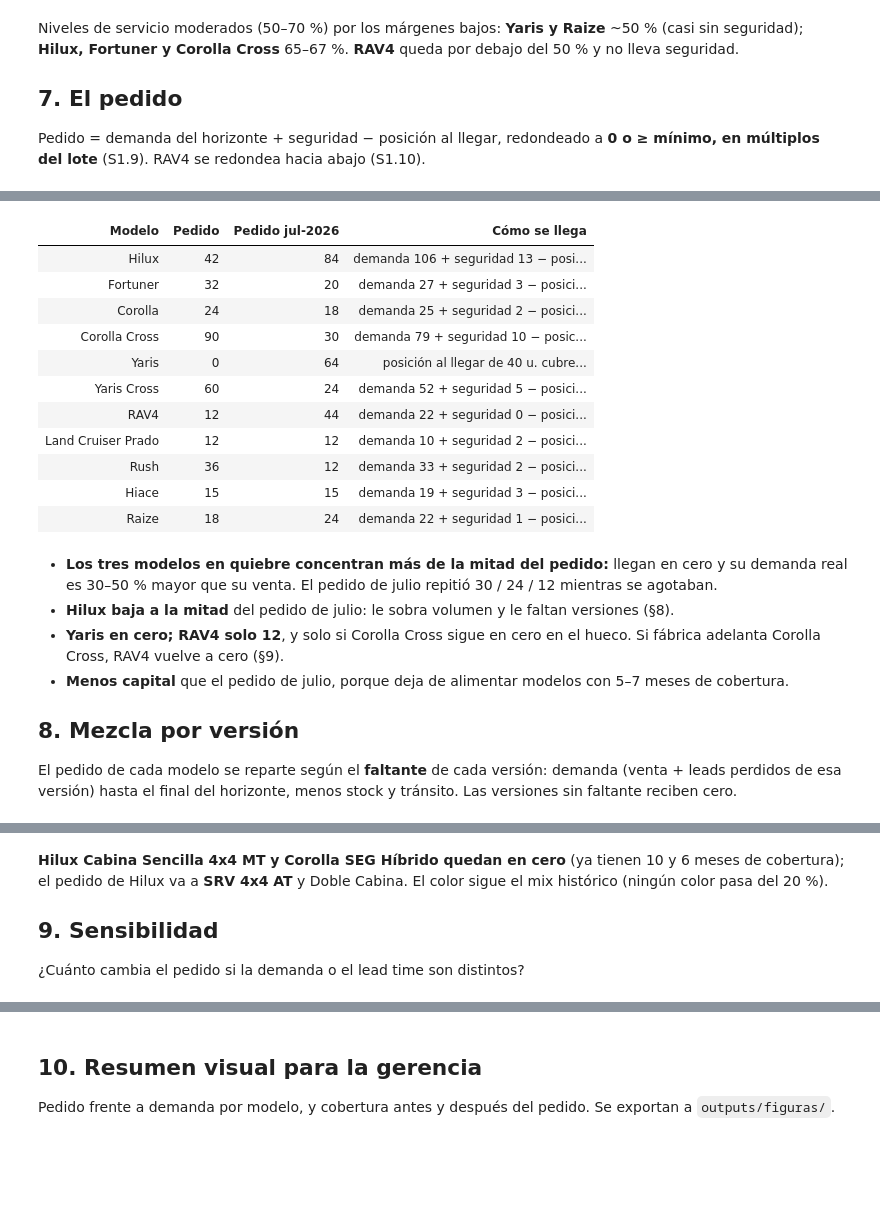
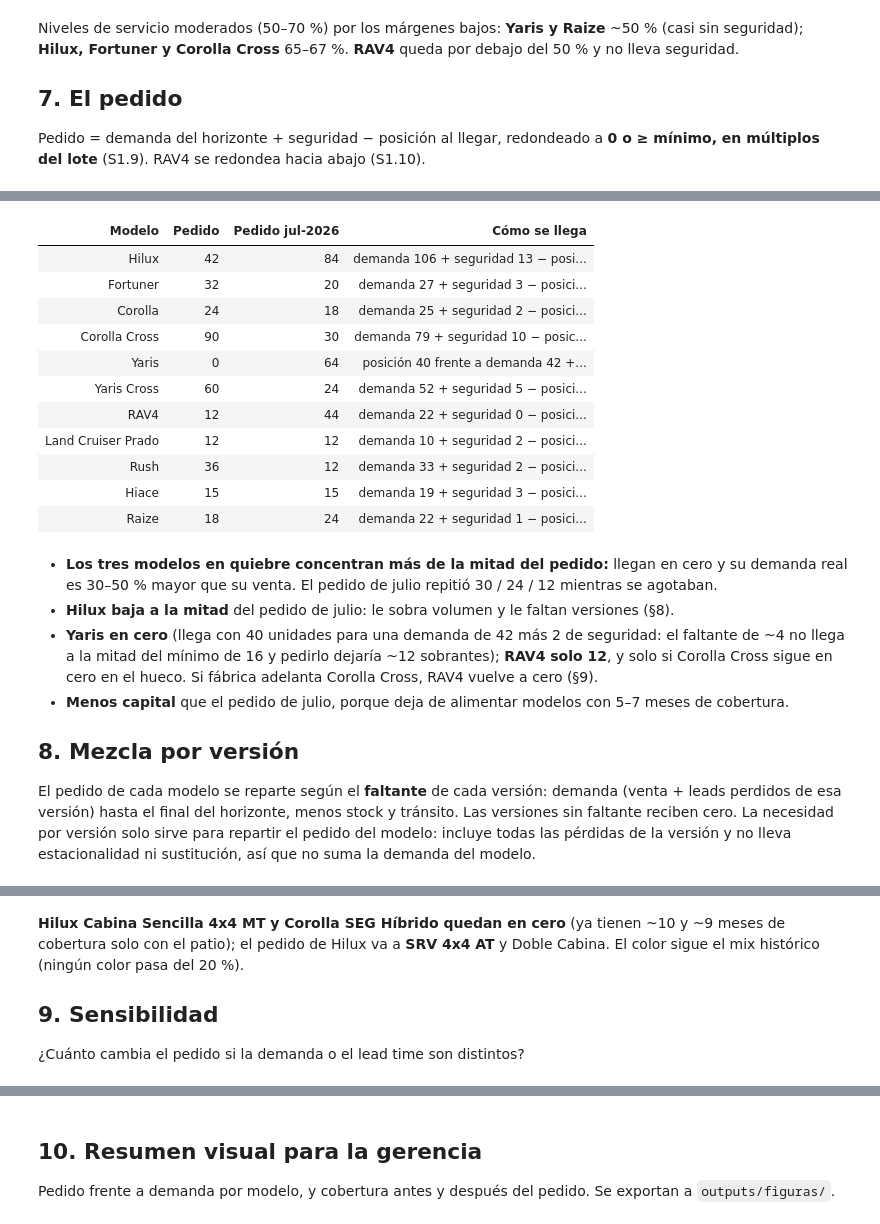
Before and after one commit to Steven-Mendez/prueba-tecnica-ingeniero-ia, a Jupyter notebook: notebooks/caso1/02_pedido_fabrica.ipynb, the cells around one changed output, grey strips where cells are left out. Saved outputs shown, nothing was run; the diff lists cells and outputs as text; code cells hidden in the pictures; blank space fills up the shorter version.

```diff
--- a/notebooks/caso1/02_pedido_fabrica.ipynb
+++ b/notebooks/caso1/02_pedido_fabrica.ipynb
@@ -411,9 +445,13 @@ def critical_ratio(economics: pd.DataFrame) -> pd.DataFrame:
     )
 
 
-def safety_stock(demanda, econ, fechas, sf_horizonte) -> pd.Series:
+def safety_stock(demanda, econ, fechas, sf_horizonte, months=None, sigma=None) -> pd.Series:
+    # months: meses de incertidumbre que cubre la seguridad (por defecto el horizonte); sigma: desviación mensual
+    # alternativa (por defecto la de la demanda ajustada). Solo la sensibilidad (§9) los cambia.
     eol = demanda.index.isin(END_OF_LIFE)
-    variabilidad = econ["z"] * demanda["Desv. mensual"] * np.sqrt(fechas.horizon_months)
+    months = fechas.horizon_months if months is None else months
+    sigma = demanda["Desv. mensual"] if sigma is None else sigma
+    variabilidad = econ["z"] * sigma * np.sqrt(months)
     llegada_tardia = np.where(
         eol, 0.0, LATE_SHARE * LATE_DELAY_MONTHS * demanda["Demanda mensual"] * sf_horizonte
     )
@@ -464,14 +502,16 @@ def round_to_rules(raw: float, min_order: int, lot: int, floor: bool = False) ->
     return q
 
 
-def order_table(d, demanda, fechas, sf_hueco, sf_horizonte, hist) -> pd.DataFrame:
+def order_table(
+    d, demanda, fechas, sf_hueco, sf_horizonte, hist, ss_months=None, ss_sigma=None
+) -> pd.DataFrame:
     # Encadena posición, seguridad y redondeo; se reutiliza en la sensibilidad (§9)
     econ = critical_ratio(d.economics)
     t = position_table(d, demanda, fechas, sf_hueco, hist)
     t["Desv. mensual"] = demanda["Desv. mensual"]
     t["Demanda del horizonte"] = t["Demanda mensual"] * fechas.horizon_months * sf_horizonte
     t["Nivel de servicio"] = econ["Nivel de servicio objetivo"]
-    t["Stock de seguridad"] = safety_stock(demanda, econ, fechas, sf_horizonte)
+    t["Stock de seguridad"] = safety_stock(demanda, econ, fechas, sf_horizonte, ss_months, ss_sigma)
     t["Pedido bruto"] = (
         t["Demanda del horizonte"]
         + t["Stock de seguridad"]
@@ -511,8 +551,12 @@ display(
     )
     .background_gradient(subset=["Pedido"], cmap="Blues")
 )
+# Pedido de la ventana anterior (un trimestre antes del cierre), para comparar
+ventana_previa = fechas.window_close - pd.DateOffset(months=3)
+etiqueta_previa = f"{MESES_ES[ventana_previa.month]}-{ventana_previa.year}"
+etiqueta_actual = f"{MESES_ES[fechas.window_close.month]}-{fechas.window_close.year}"
 jul = (
-    d.orders[d.orders["order_quarter"] == "2026Q3"]
+    d.orders[d.orders["order_quarter"] == ventana_previa.to_period("Q")]
     .groupby("Modelo")["Unidades"]
     .sum()
     .reindex(MODELOS)
@@ -521,13 +565,13 @@ jul = (
 display(
     Markdown(
         f"**Pedido total: {pedido['Pedido'].sum():.0f} unidades, USD {pedido['Capital (USD)'].sum() / 1e6:,.1f} millones de capital comprometido** "
-        f"(el pedido de julio de 2026 fue de {jul.sum():.0f} unidades)."
+        f"(el pedido de {etiqueta_previa} fue de {jul.sum():.0f} unidades)."
     )
 )
 comp = pd.DataFrame(
     {
-        "Pedido propuesto oct-2026": pedido["Pedido"],
-        "Pedido jul-2026": jul,
+        f"Pedido propuesto {etiqueta_actual}": pedido["Pedido"],
+        f"Pedido {etiqueta_previa}": jul,
         "Demanda ajustada 3 meses": pedido["Demanda mensual"] * fechas.horizon_months,
     }
 )
@@ -553,32 +597,40 @@ plt.show()
 # %%
 # Lectura automática del pedido: cómo se llega a cada cifra
 filas = []
 for m, row in pedido.iterrows():
     if row["Pedido"] == 0:
-        motivo = f"posición al llegar de {row['Posición al llegar']:.0f} u. cubre la demanda del horizonte ({row['Demanda del horizonte']:.0f} u.)"
+        if row["Pedido bruto"] <= 0:
+            motivo = f"posición al llegar de {row['Posición al llegar']:.0f} u. cubre la demanda del horizonte ({row['Demanda del horizonte']:.0f} u.) y la seguridad"
+        else:
+            motivo = (
+                f"posición {row['Posición al llegar']:.0f} frente a demanda {row['Demanda del horizonte']:.0f} + seguridad {row['Stock de seguridad']:.0f}: "
+                f"faltan {row['Pedido bruto']:.0f} u., menos de la mitad del mínimo ({row['Mínimo']:.0f}); pedir el mínimo dejaría ~{row['Mínimo'] - row['Pedido bruto']:.0f} u. sobrantes"
+            )
         if m in END_OF_LIFE:
             motivo += "; última ventana de la generación: sin seguridad y redondeo hacia abajo"
     else:
         transito_h = (
             f" − tránsito en horizonte {row['Tránsito en el horizonte']:.0f}"
             if row["Tránsito en el horizonte"] > 0
             else ""
         )
         motivo = (
             f"demanda {row['Demanda del horizonte']:.0f} + seguridad {row['Stock de seguridad']:.0f} − posición {row['Posición al llegar']:.0f}{transito_h} "
             f"= {row['Pedido bruto']:.0f} → {row['Pedido']:.0f} (mín. {row['Mínimo']:.0f}, múltiplo {row['Múltiplo']:.0f})"
         )
         if row["Sustitución entrante en el hueco"] >= 1:
             motivo += f"; la posición descuenta {row['Sustitución entrante en el hueco']:.0f} u. de sustitución entrante"
     filas.append((m, int(row["Pedido"]), int(jul[m]), motivo))
-pd.DataFrame(filas, columns=["Modelo", "Pedido", "Pedido jul-2026", "Cómo se llega"]).style.hide(axis="index")
+pd.DataFrame(filas, columns=["Modelo", "Pedido", f"Pedido {etiqueta_previa}", "Cómo se llega"]).style.hide(
+    axis="index"
+)
 # %% [output]
 | Modelo | Pedido | Pedido jul-2026 | Cómo se llega |
 | Hilux | 42 | 84 | demanda 106 + seguridad 13 − posi... |
 | Fortuner | 32 | 20 | demanda 27 + seguridad 3 − posici... |
 | Corolla | 24 | 18 | demanda 25 + seguridad 2 − posici... |
 | Corolla Cross | 90 | 30 | demanda 79 + seguridad 10 − posic... |
-| Yaris | 0 | 64 | posición al llegar de 40 u. cubre... |
+| Yaris | 0 | 64 | posición 40 frente a demanda 42 +... |
 | Yaris Cross | 60 | 24 | demanda 52 + seguridad 5 − posici... |
 | RAV4 | 12 | 44 | demanda 22 + seguridad 0 − posici... |
 | Land Cruiser Prado | 12 | 12 | demanda 10 + seguridad 2 − posici... |
@@ -588,11 +640,11 @@ pd.DataFrame(filas, columns=["Modelo", "Pedido", "Pedido jul-2026", "Cómo se ll
 # %% [markdown]
 - **Los tres modelos en quiebre concentran más de la mitad del pedido:** llegan en cero y su demanda real es 30–50 % mayor que su venta. El pedido de julio repitió 30 / 24 / 12 mientras se agotaban.
 - **Hilux baja a la mitad** del pedido de julio: le sobra volumen y le faltan versiones (§8).
-- **Yaris en cero; RAV4 solo 12**, y solo si Corolla Cross sigue en cero en el hueco. Si fábrica adelanta Corolla Cross, RAV4 vuelve a cero (§9).
+- **Yaris en cero** (llega con 40 unidades para una demanda de 42 más 2 de seguridad: el faltante de ~4 no llega a la mitad del mínimo de 16 y pedirlo dejaría ~12 sobrantes); **RAV4 solo 12**, y solo si Corolla Cross sigue en cero en el hueco. Si fábrica adelanta Corolla Cross, RAV4 vuelve a cero (§9).
 - **Menos capital** que el pedido de julio, porque deja de alimentar modelos con 5–7 meses de cobertura.
 
 ## 8. Mezcla por versión
-El pedido de cada modelo se reparte según el **faltante** de cada versión: demanda (venta + leads perdidos de esa versión) hasta el final del horizonte, menos stock y tránsito. Las versiones sin faltante reciben cero.
+El pedido de cada modelo se reparte según el **faltante** de cada versión: demanda (venta + leads perdidos de esa versión) hasta el final del horizonte, menos stock y tránsito. Las versiones sin faltante reciben cero. La necesidad por versión solo sirve para repartir el pedido del modelo: incluye todas las pérdidas de la versión y no lleva estacionalidad ni sustitución, así que no suma la demanda del modelo.
 # %%
 def version_split(d, pedido, fechas, window=DEMAND_WINDOW_MONTHS) -> pd.DataFrame:
     start = fechas.cutoff - pd.DateOffset(months=window)
@@ -679,7 +731,7 @@ Versiones que no se piden pese a pedirse el modelo (stock + tránsito ya cubren
   Hilux · Cabina Sencilla 4x4 MT: 51 en patio + 21 en tránsito para 5.3 u./mes
   Land Cruiser Prado · VX: 0 en patio + 4 en tránsito para 0.6 u./mes
 # %% [markdown]
-**Hilux Cabina Sencilla 4x4 MT y Corolla SEG Híbrido quedan en cero** (ya tienen 10 y 6 meses de cobertura); el pedido de Hilux va a **SRV 4x4 AT** y Doble Cabina. El color sigue el mix histórico (ningún color pasa del 20 %).
+**Hilux Cabina Sencilla 4x4 MT y Corolla SEG Híbrido quedan en cero** (ya tienen ~10 y ~9 meses de cobertura solo con el patio); el pedido de Hilux va a **SRV 4x4 AT** y Doble Cabina. El color sigue el mix histórico (ningún color pasa del 20 %).
 
 ## 9. Sensibilidad
 ¿Cuánto cambia el pedido si la demanda o el lead time son distintos?
```
Also changed, not shown: parts of 13 cells of this notebook, 8 other files.
